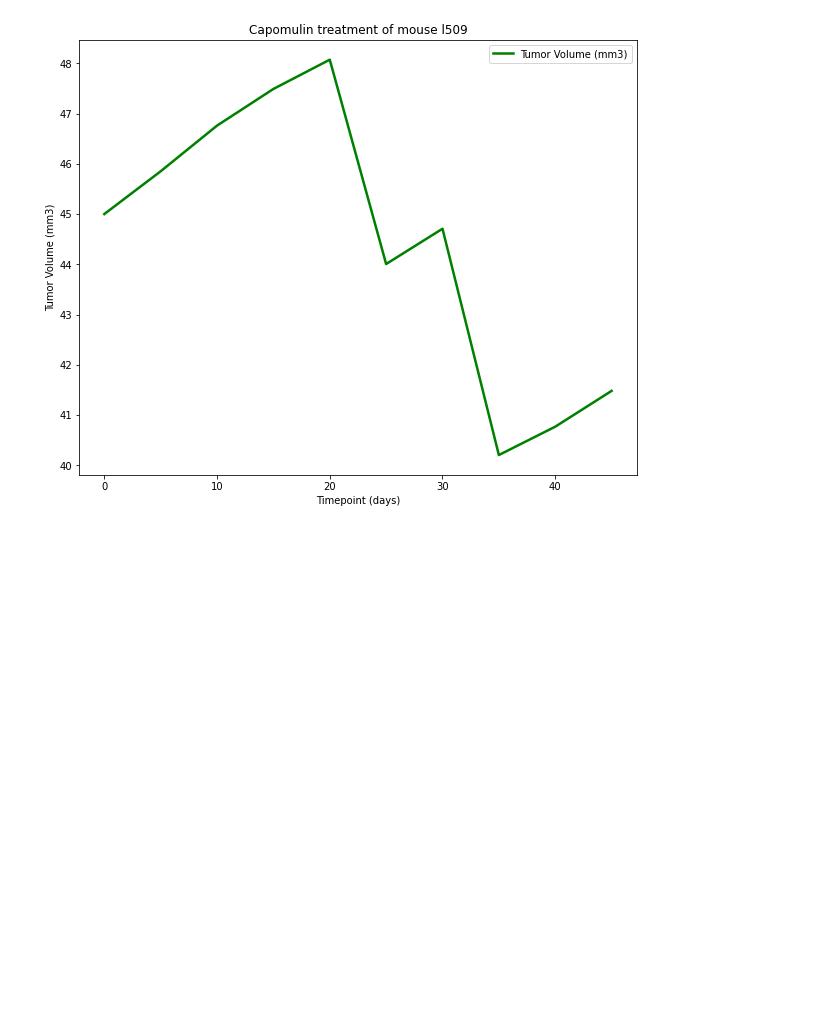
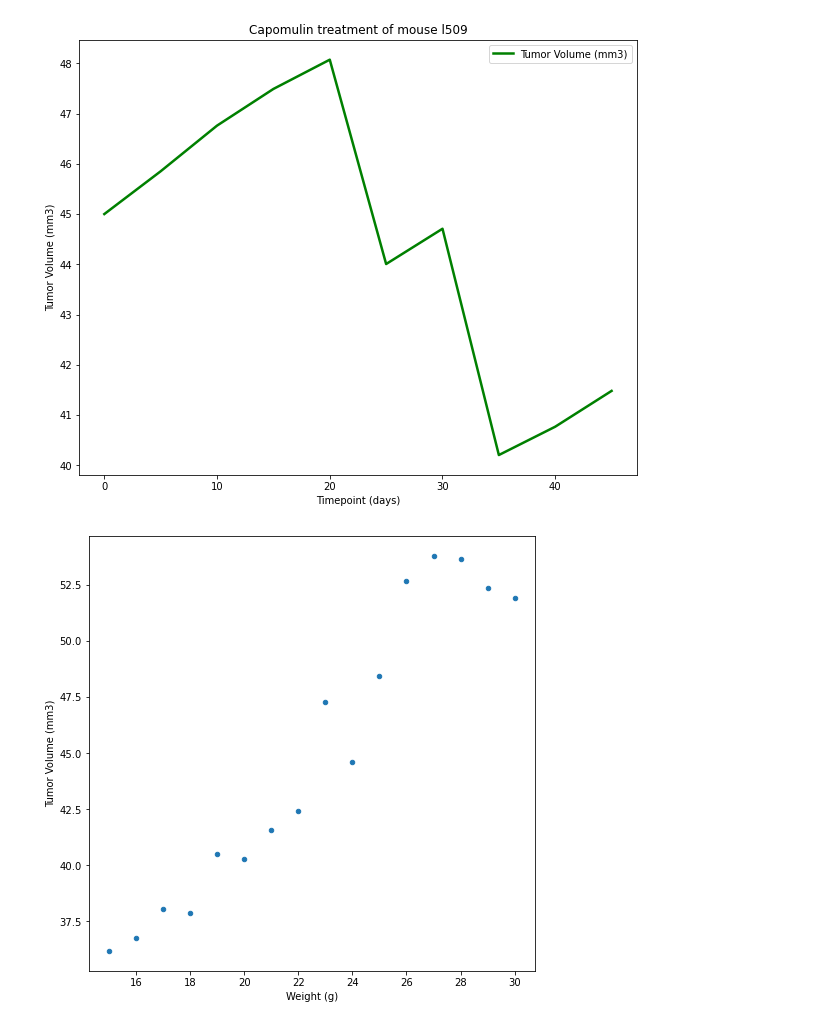
Before and after one commit to davro76/Matplotlib_Challenge, a Jupyter notebook: pymaceutical_starter.ipynb, the cells around one changed output. Cells and saved outputs as stored; diff of their text form; code cells hidden in the pictures; blank space fills up the shorter version.

```diff
--- a/pymaceutical_starter.ipynb
+++ b/pymaceutical_starter.ipynb
@@ -274,3 +274,32 @@ plt.title("Capomulin treatment of mouse l509")
 # %% [output]
 Text(0.5, 1.0, 'Capomulin treatment of mouse l509')
 [figure]
+# %%
+# Generate a scatter plot of mouse weight versus average tumor volume for the Capomulin regimen
+
+
+# scatter plot data
+scatter_data = tiny_mouse_study_data[tiny_mouse_study_data["Drug Regimen"].isin(["Capomulin"])]
+
+# scatter data dataframe
+scatter_dataframe = drug[["Mouse ID","Weight (g)", "Tumor Volume (mm3)"]]
+
+# scatter_dataframe Sorted  by Weight (g)
+scatter_dataframe = scatter_dataframe.sort_values(["Weight (g)"], ascending=True)
+scatter_dataframe
+
+# Resharpe scatter_dataframe
+scatter_dataframe_index = scatter_dataframe.reset_index()
+scatter_dataframe_index
+
+# aggregating scatter_dataframe with mean function from a groupby of Weight and Tumor Volume
+scatter_dataframe_group = scatter_dataframe_index.groupby("Weight (g)")["Tumor Volume (mm3)"].mean()
+scatter_dataframe_group
+capo_grouped_plot = pd.DataFrame(scatter_dataframe_group).reset_index()
+capo_grouped_plot
+
+# scatter plot
+scatter_dataframe = capo_grouped_plot.plot(kind="scatter", x="Weight (g)", y= "Tumor Volume (mm3)", grid = False, figsize= (8,8))
+plt.title("scatter plot of average tumor volume vs. mouse weight for the Capomulin regimen")
+# %% [output]
+[figure, added]
```
